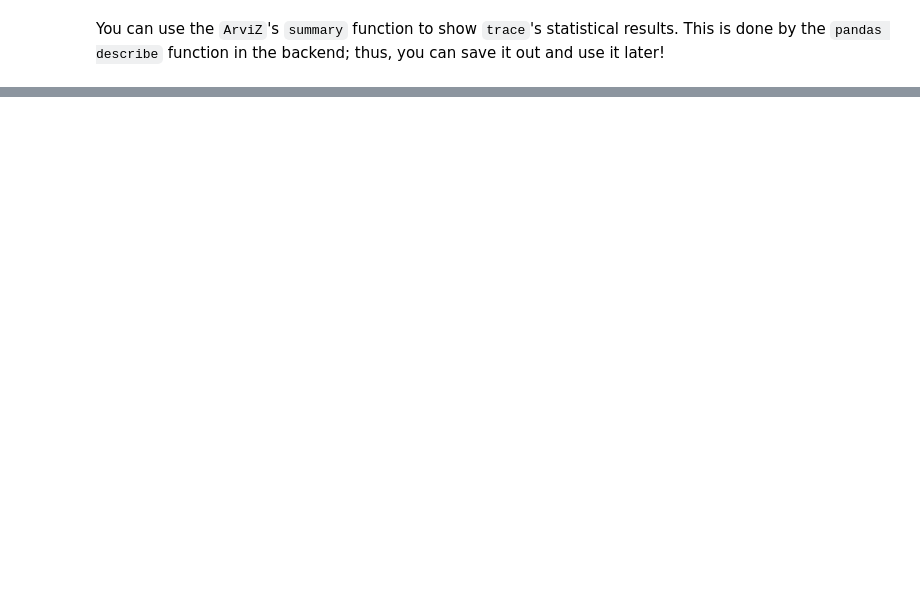
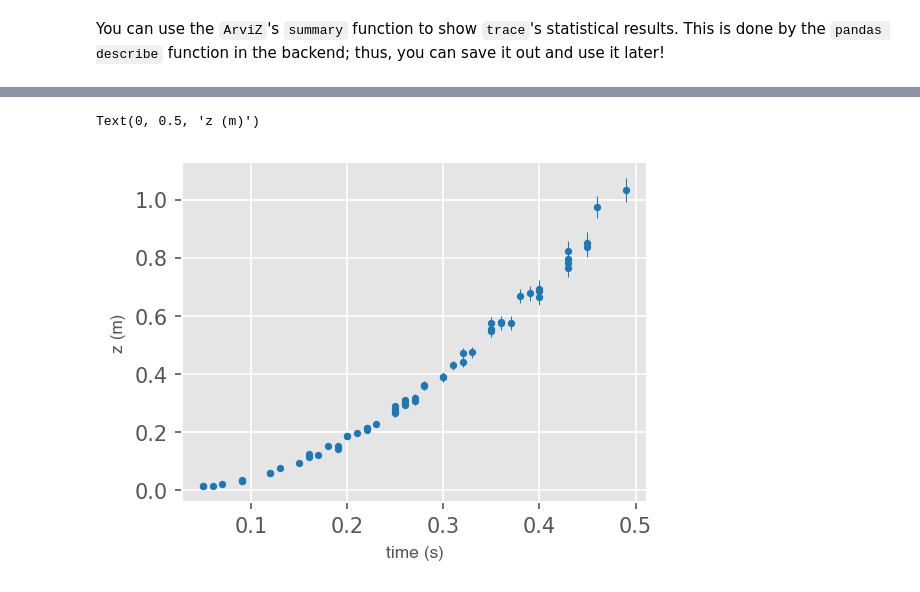
Before and after one commit to cjtu/spirl, a Jupyter notebook: spirl/f21_a6.ipynb, the cells around one changed output, grey strips where cells are left out. Cells and saved outputs as stored; diff of their text form; code cells hidden in the pictures; blank space fills up the shorter version.

```diff
--- a/spirl/f21_a6.ipynb
+++ b/spirl/f21_a6.ipynb
@@ -467,0 +349,17 @@ Tips:
+# %%
+# read in data
+df = pd.read_csv('./data/position_measurement_as.csv')
+
+# plot the data
+f = plt.figure(facecolor='white', figsize=(4,3), dpi=150 )
+ax1 = plt.subplot(111)
+
+ax1.errorbar(df['time(s)'], df['z(m)'],
+             yerr = df['z_err(m)'], fmt = '.', ms=5, lw=0.5, color='tab:blue')
+
+
+ax1.set_xlabel('time (s)',    size='small', style='normal', family='sans-serif', fontname='Helvetica')
+ax1.set_ylabel('z (m)', size='small', style='normal', family='sans-serif', fontname='Helvetica')
+# %% [output]
+Text(0, 0.5, 'z (m)')
+[figure, added]
```
Also changed, not shown: parts of 30 cells of this notebook, 1 other file.
